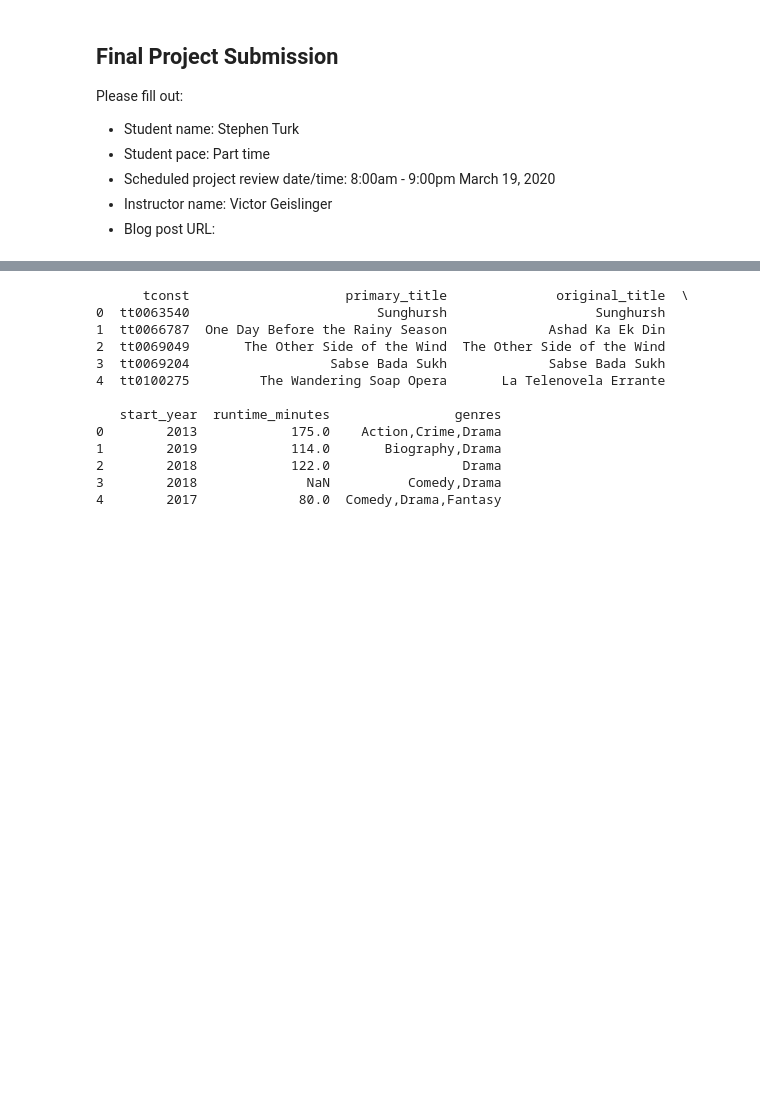
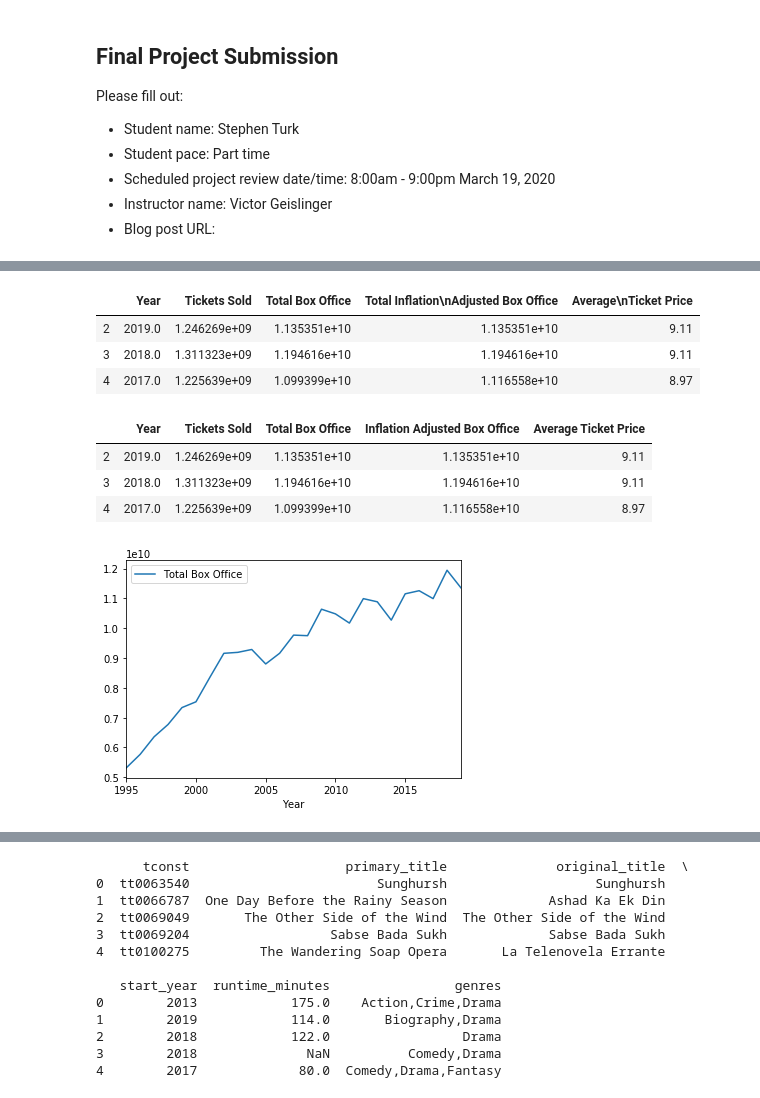
Before and after one commit to StephenTurk/mod1_project, a Jupyter notebook: student.ipynb, the cells around one changed output, grey strips where cells are left out. Saved outputs shown, nothing was run; the diff lists cells and outputs as text; code cells hidden in the pictures; blank space fills up the shorter version.

```diff
--- a/student.ipynb
+++ b/student.ipynb
@@ -18,0 +80,7 @@ Beginning this project the first step was to find a focus for where to advice th
+# %%
+yearly_rev_df.head(3) # Looking good. Note: most of these floats could be int instead, but for graphing purposes this is largely irrelevant.
+# %% [output]
+|  | Year | Tickets Sold | Total Box Office | Total Inflation\nAdjusted Box Office | Average\nTicket Price |
+| 2 | 2019.0 | 1.246269e+09 | 1.135351e+10 | 1.135351e+10 | 9.11 |
+| 3 | 2018.0 | 1.311323e+09 | 1.194616e+10 | 1.194616e+10 | 9.11 |
+| 4 | 2017.0 | 1.225639e+09 | 1.099399e+10 | 1.116558e+10 | 8.97 |
@@ -18,0 +91,11 @@ Beginning this project the first step was to find a focus for where to advice th
+# %%
+yearly_rev_df.head(3)
+# %% [output]
+|  | Year | Tickets Sold | Total Box Office | Inflation Adjusted Box Office | Average Ticket Price |
+| 2 | 2019.0 | 1.246269e+09 | 1.135351e+10 | 1.135351e+10 | 9.11 |
+| 3 | 2018.0 | 1.311323e+09 | 1.194616e+10 | 1.194616e+10 | 9.11 |
+| 4 | 2017.0 | 1.225639e+09 | 1.099399e+10 | 1.116558e+10 | 8.97 |
+# %%
+yearly_rev_df.plot('Year', 'Total Box Office', kind='line'); #Quick view of domestic box office for past 25 years
+# %% [output]
+[figure, added]
```
Also changed, not shown: parts of 34 cells of this notebook, 2 other files.
